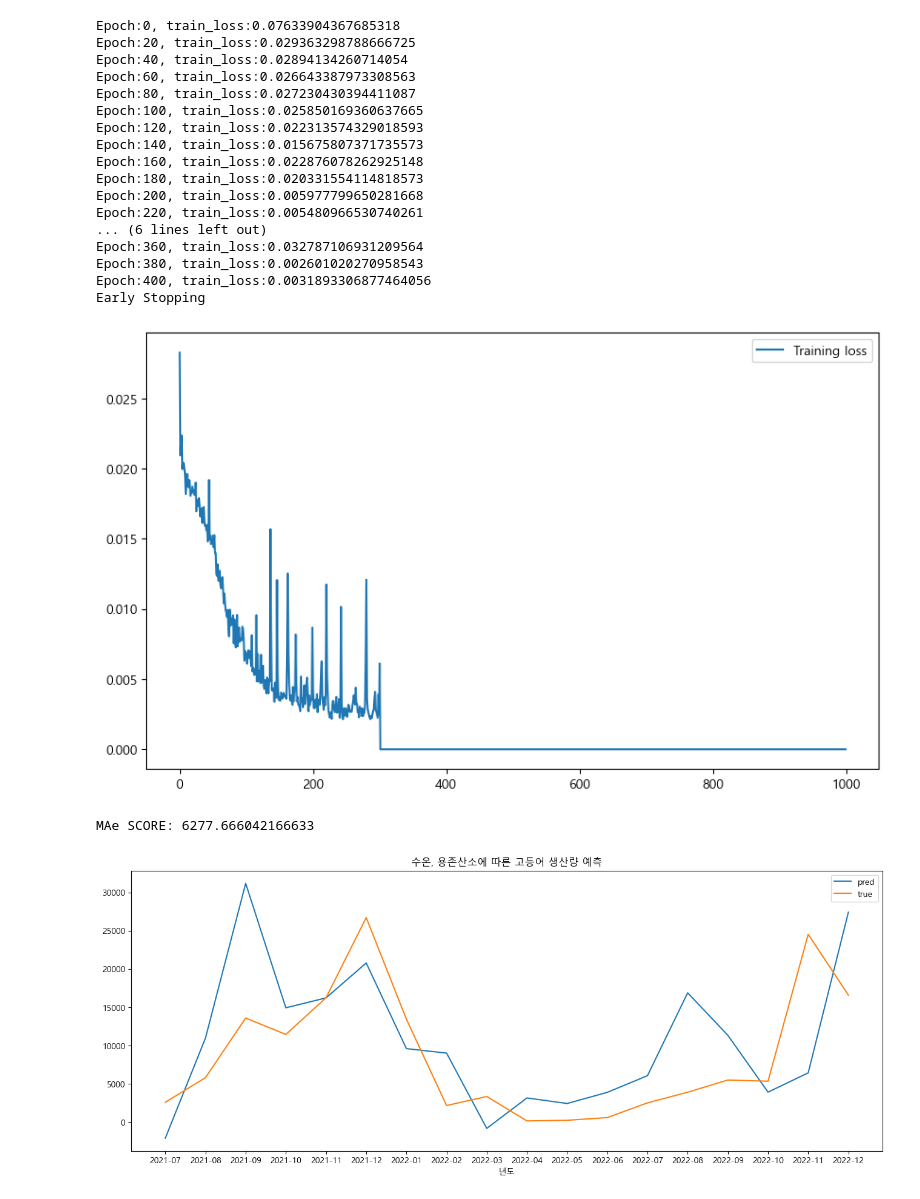
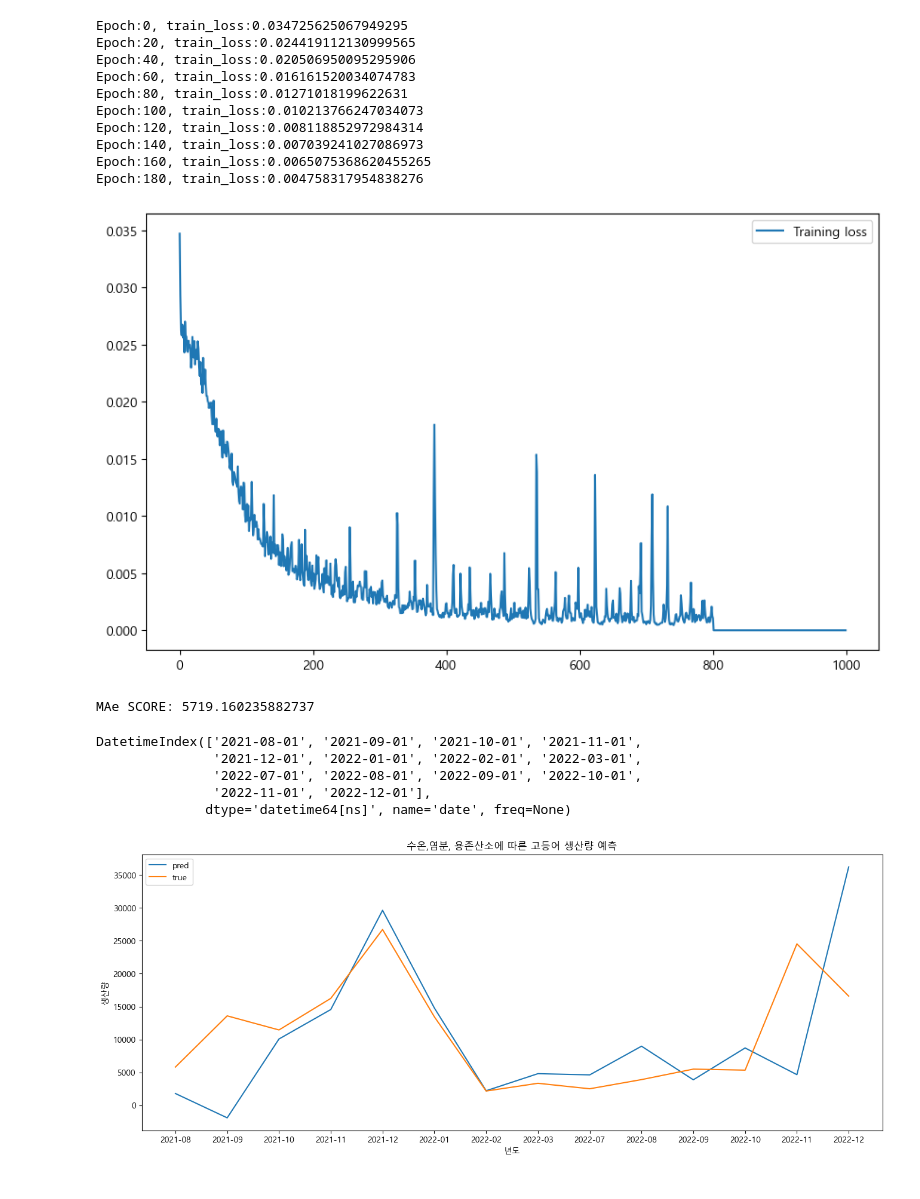
Before and after one commit to dlwogus552/big_data_project, a Jupyter notebook: python/수온_생산량LSTM.ipynb, the cells around one changed output. Cells and saved outputs as stored; diff of their text form; code cells hidden in the pictures.

```diff
--- a/python/수온_생산량LSTM.ipynb
+++ b/python/수온_생산량LSTM.ipynb
@@ -21,7 +21,7 @@ df=pd.merge(temperature207,mackerel,on=['년도','월'])
 df=pd.merge(temperature208,mackerel,on=['년도','월'])
 # df.to_csv('data/merge/208_mackerel_product.csv',index=False,encoding='utf-8-sig')
 # %%
-merge_207=pd.read_csv('./data/merge/207_mackerel_product.csv',encoding='cp949')
+merge_207=pd.read_csv('./data/merge/207_mackerel_product3.csv',encoding='cp949')
 
 # '%Y-%m' 형식으로 변환
 merge_207['date'] = pd.to_datetime(merge_207['date'], format='%Y-%m-%d')
@@ -30,6 +30,7 @@ merge_207['date'] = pd.to_datetime(merge_207['date'], format='%Y-%m-%d')
 merge_207.set_index('date', inplace=True)
 
 merge_207=merge_207[['수온','염분','용존산소','생산량']]
+merge_207=merge_207.dropna()
 merge_207.info()
 merge_207
 # %% [output]
@@ -129,7 +151,7 @@ def build_dataset(time_series, seq_length):
     dataY=[]
     for i in range(0, len(time_series)-seq_length):
         x_=time_series[i:i+seq_length, :]
-        y_=time_series[i+seq_length,[2]]
+        y_=time_series[i+seq_length,[3]]
         dataX.append(x_)
         dataY.append(y_)
     return np.array(dataX), np.array(dataY)
@@ -160,8 +182,8 @@ train_loader=DataLoader(train_dataset, shuffle=True,
 # %%
 # 수정 필요
 
-data_dim=4
-hidden_dim=8
+data_dim=3
+hidden_dim=6
 output_dim=1
 learning_late=0.01
 epochs=1000
@@ -228,30 +250,23 @@ net=Net(data_dim, hidden_dim, seq_length, output_dim, 1)
 model, train_hist=train_model(net, train_loader, epochs=epochs,
                               lr=learning_late, verbos=20, patience=100)
 # %% [output]
-Epoch:0, train_loss:0.07633904367685318
-Epoch:20, train_loss:0.029363298788666725
-Epoch:40, train_loss:0.02894134260714054
-Epoch:60, train_loss:0.026643387973308563
-Epoch:80, train_loss:0.027230430394411087
-Epoch:100, train_loss:0.025850169360637665
-Epoch:120, train_loss:0.022313574329018593
-Epoch:140, train_loss:0.015675807371735573
-Epoch:160, train_loss:0.022876078262925148
-Epoch:180, train_loss:0.020331554114818573
-Epoch:200, train_loss:0.005977799650281668
-Epoch:220, train_loss:0.005480966530740261
-... (6 lines left out)
-Epoch:360, train_loss:0.032787106931209564
-Epoch:380, train_loss:0.002601020270958543
-Epoch:400, train_loss:0.0031893306877464056
-Early Stopping
+Epoch:0, train_loss:0.034725625067949295
+Epoch:20, train_loss:0.024419112130999565
+Epoch:40, train_loss:0.020506950095295906
+Epoch:60, train_loss:0.016161520034074783
+Epoch:80, train_loss:0.01271018199622631
+Epoch:100, train_loss:0.010213766247034073
+Epoch:120, train_loss:0.008118852972984314
+Epoch:140, train_loss:0.007039241027086973
+Epoch:160, train_loss:0.0065075368620455265
+Epoch:180, train_loss:0.004758317954838276
 # %%
 fig=plt.figure(figsize=(10, 6))
 plt.plot(train_hist, label='Training loss')
 plt.legend()
 plt.show()
 # %% [output]
-[figure, old version]
+[figure, new version]
 # %%
 with torch.no_grad():
     pred=[]
@@ -270,23 +285,34 @@ def MAE(true, pred):
 
 print('MAe SCORE:', MAE(pred_inverse, testY_inverse))
 # %% [output]
-MAe SCORE: 6277.666042166633
+MAe SCORE: 5719.160235882737
+# %%
+test_set.index[seq_length:]
+# %% [output]
+DatetimeIndex(['2021-08-01', '2021-09-01', '2021-10-01', '2021-11-01',
+               '2021-12-01', '2022-01-01', '2022-02-01', '2022-03-01',
+               '2022-07-01', '2022-08-01', '2022-09-01', '2022-10-01',
+               '2022-11-01', '2022-12-01'],
+              dtype='datetime64[ns]', name='date', freq=None)
 # %%
-date=['2021-07',
-               '2021-08', '2021-09', '2021-10', '2021-11',
-               '2021-12', '2022-01', '2022-02', '2022-03',
-               '2022-04', '2022-05', '2022-06', '2022-07',
-               '2022-08', '2022-09', '2022-10', '2022-11',
-               '2022-12']
+# date=['2021-07','2021-08', '2021-09', '2021-10', '2021-11',
+#                '2021-12', '2022-01', '2022-02', '2022-03',
+#                '2022-04', '2022-05', '2022-06', '2022-07',
+#                '2022-08', '2022-09', '2022-10', '2022-11',
+#                '2022-12']
+date=['2021-08', '2021-09', '2021-10', '2021-11','2021-12',
+      '2022-01', '2022-02', '2022-03','2022-07','2022-08',
+      '2022-09', '2022-10', '2022-11','2022-12']
 # %%
 fig=plt.figure(figsize=(16,6))
-plt.title('수온, 용존산소에 따른 고등어 생산량 예측')
+plt.title('수온,염분, 용존산소에 따른 고등어 생산량 예측')
 plt.plot(np.arange(len(pred_inverse)), pred_inverse, label='pred')
 plt.plot(np.arange(len(testY_inverse)), testY_inverse, label='true')
 plt.xlabel('년도')
+plt.ylabel('생산량')
 
 plt.xticks(np.arange(len(pred_inverse)),date)
 plt.legend()
 plt.show()
 # %% [output]
-[figure, old version]
+[figure, new version]
```
Also changed, not shown: parts of 9 cells of this notebook, 9 other files.
